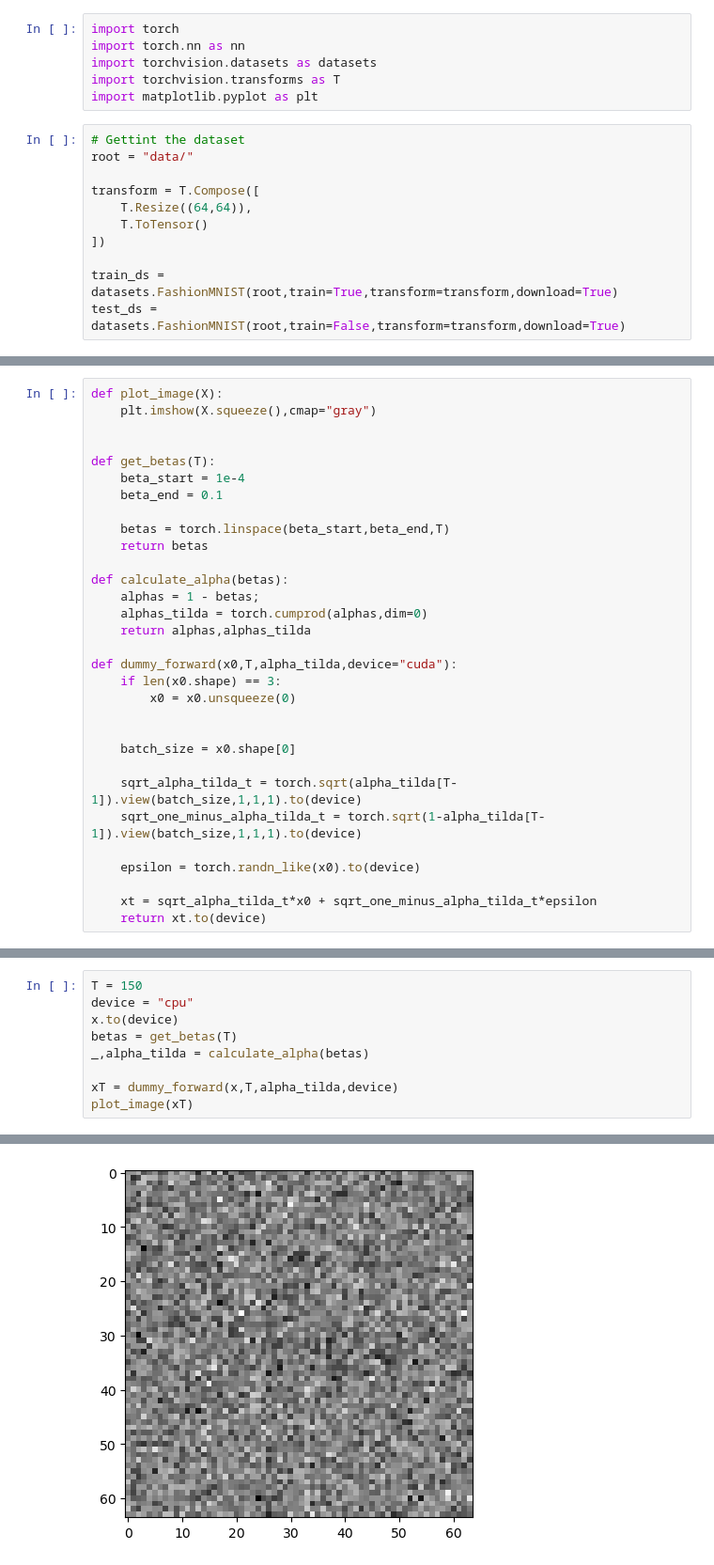
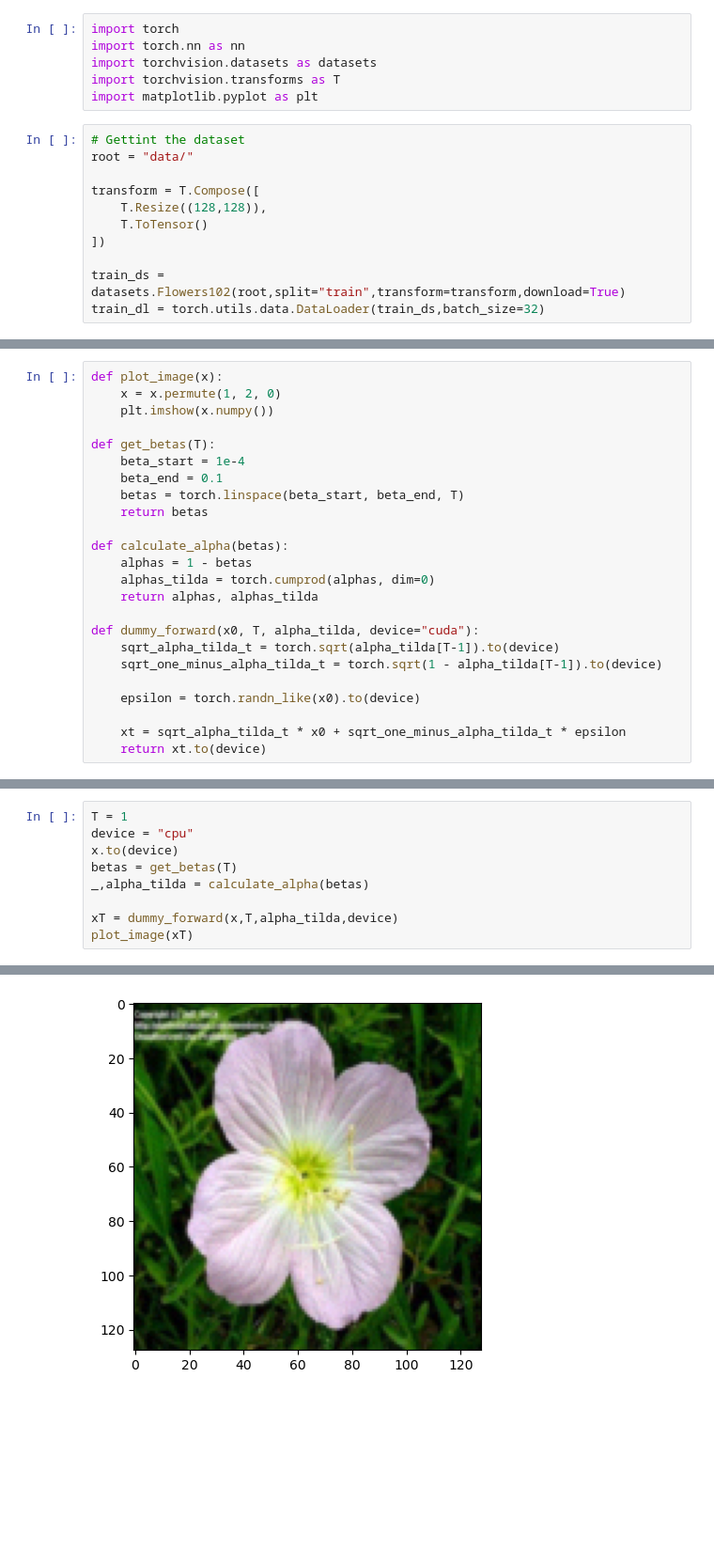
Before and after one commit to 1y33/Creativity, a Jupyter notebook: DDPM.ipynb, the cells around one changed output, grey strips where cells are left out. Shown at 94% size. Saved outputs shown, nothing was run; the diff lists cells and outputs as text; blank space fills up the shorter version.

```diff
--- a/DDPM.ipynb
+++ b/DDPM.ipynb
@@ -9,9 +9,9 @@ import matplotlib.pyplot as plt
 root = "data/"
 
 transform = T.Compose([
-    T.Resize((64,64)),
+    T.Resize((128,128)),
     T.ToTensor()
 ])
 
-train_ds = datasets.FashionMNIST(root,train=True,transform=transform,download=True)
-test_ds = datasets.FashionMNIST(root,train=False,transform=transform,download=True)
+train_ds = datasets.Flowers102(root,split="train",transform=transform,download=True)
+train_dl = torch.utils.data.DataLoader(train_ds,batch_size=32)
@@ -18,33 +23,26 @@ test_ds = datasets.FashionMNIST(root,train=False,transform=transform,download=Tr
 # %%
-def plot_image(X):
-    plt.imshow(X.squeeze(),cmap="gray")
-
+def plot_image(x):
+    x = x.permute(1, 2, 0)
+    plt.imshow(x.numpy())
 
 def get_betas(T):
     beta_start = 1e-4
     beta_end = 0.1
-
-    betas = torch.linspace(beta_start,beta_end,T)
+    betas = torch.linspace(beta_start, beta_end, T)
     return betas
 
 def calculate_alpha(betas):
-    alphas = 1 - betas;
-    alphas_tilda = torch.cumprod(alphas,dim=0)
-    return alphas,alphas_tilda
+    alphas = 1 - betas
+    alphas_tilda = torch.cumprod(alphas, dim=0)
+    return alphas, alphas_tilda
 
-def dummy_forward(x0,T,alpha_tilda,device="cuda"):
-    if len(x0.shape) == 3:
-        x0 = x0.unsqueeze(0)
-
-
-    batch_size = x0.shape[0]
-
-    sqrt_alpha_tilda_t = torch.sqrt(alpha_tilda[T-1]).view(batch_size,1,1,1).to(device)
-    sqrt_one_minus_alpha_tilda_t = torch.sqrt(1-alpha_tilda[T-1]).view(batch_size,1,1,1).to(device)
+def dummy_forward(x0, T, alpha_tilda, device="cuda"):
+    sqrt_alpha_tilda_t = torch.sqrt(alpha_tilda[T-1]).to(device)
+    sqrt_one_minus_alpha_tilda_t = torch.sqrt(1 - alpha_tilda[T-1]).to(device)
 
     epsilon = torch.randn_like(x0).to(device)
 
-    xt = sqrt_alpha_tilda_t*x0 + sqrt_one_minus_alpha_tilda_t*epsilon
+    xt = sqrt_alpha_tilda_t * x0 + sqrt_one_minus_alpha_tilda_t * epsilon
     return xt.to(device)
 # %%
 x,y = train_ds[1]
@@ -54,5 +52,5 @@ plot_image(x)
 # %%
-T = 150
+T = 1
 device = "cpu"
 x.to(device)
 betas = get_betas(T)
@@ -64 +63 @@ plot_image(xT)
-[figure, old version]
+[figure, new version]
```
Also changed, not shown: parts of 10 cells of this notebook.
